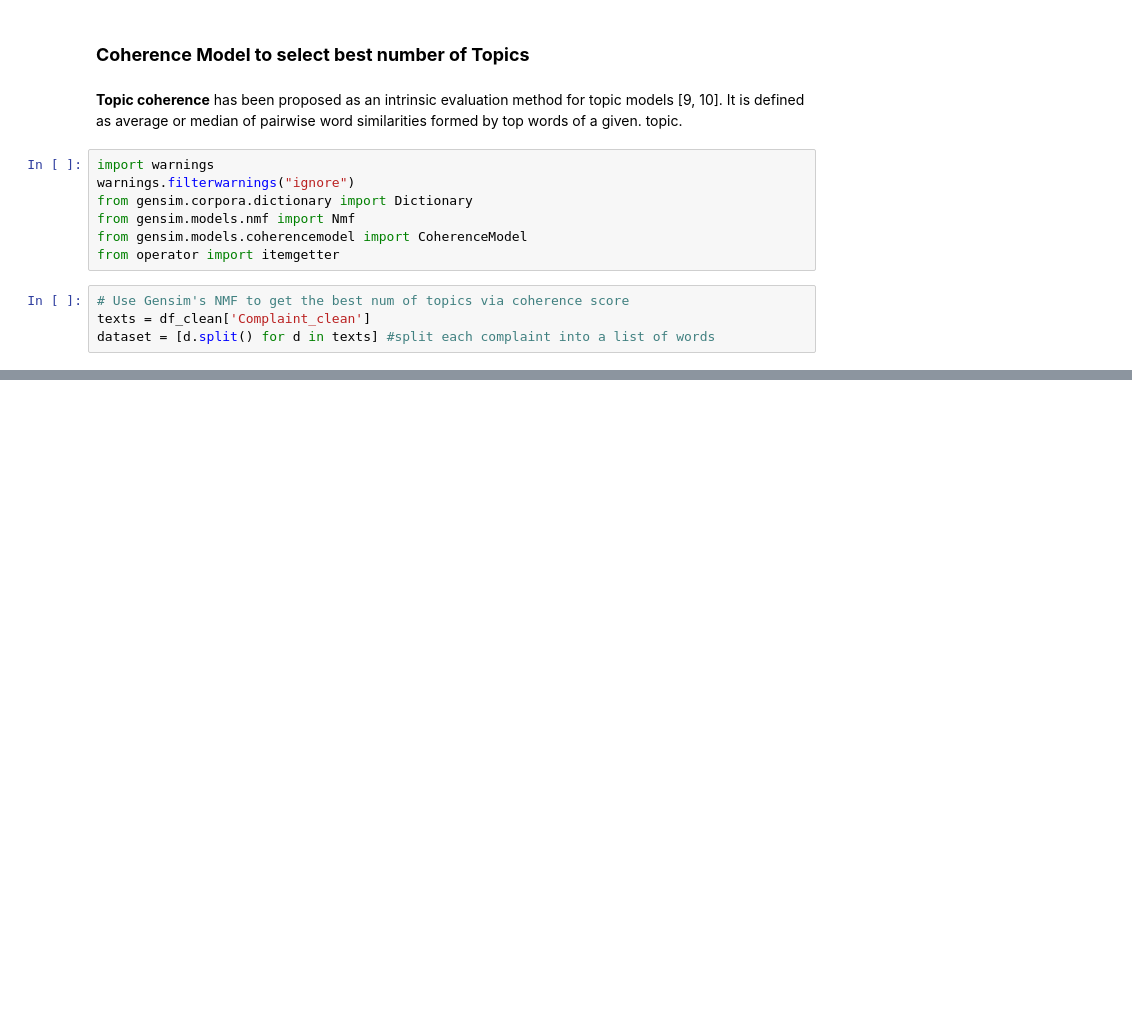
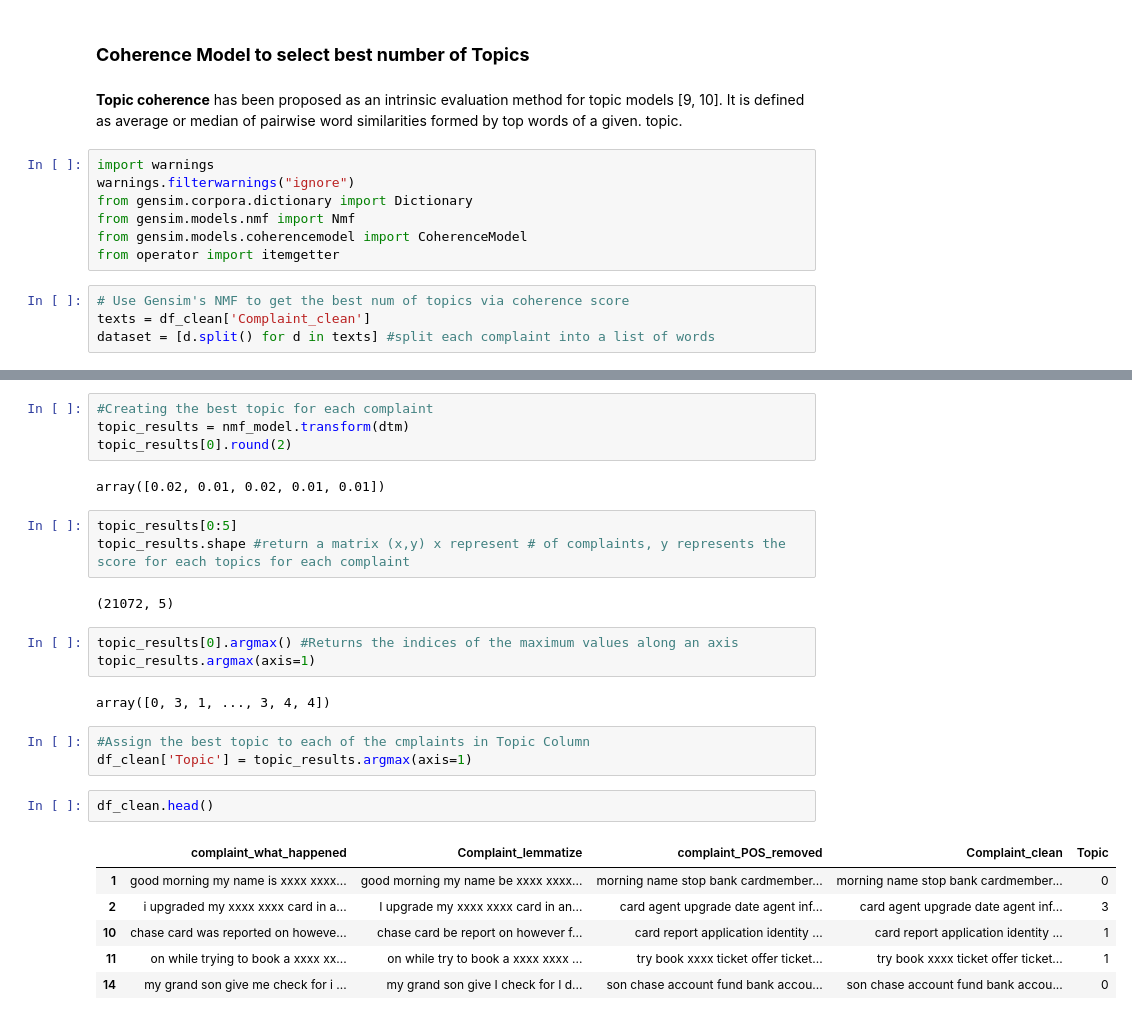
Before and after one commit to ShawnLiu119/NLP_Bank_Complaint_Classification, a Jupyter notebook: CustomerComplaint_Classification_NLP.ipynb, the cells around one changed output, grey strips where cells are left out. Saved outputs shown, nothing was run; the diff lists cells and outputs as text; blank space fills up the shorter version.

```diff
--- a/CustomerComplaint_Classification_NLP.ipynb
+++ b/CustomerComplaint_Classification_NLP.ipynb
@@ -596,0 +686,28 @@ print(best_num_topics)
+# %%
+#Creating the best topic for each complaint
+topic_results = nmf_model.transform(dtm)
+topic_results[0].round(2)
+# %% [output]
+array([0.02, 0.01, 0.02, 0.01, 0.01])
+# %%
+topic_results[0:5]
+topic_results.shape #return a matrix (x,y) x represent # of complaints, y represents the score for each topics for each complaint
+# %% [output]
+(21072, 5)
+# %%
+topic_results[0].argmax() #Returns the indices of the maximum values along an axis
+topic_results.argmax(axis=1)
+# %% [output]
+array([0, 3, 1, ..., 3, 4, 4])
+# %%
+#Assign the best topic to each of the cmplaints in Topic Column
+df_clean['Topic'] = topic_results.argmax(axis=1)
+# %%
+df_clean.head()
+# %% [output]
+|  | complaint_what_happened | Complaint_lemmatize | complaint_POS_removed | Complaint_clean | Topic |
+| 1 | good morning my name is xxxx xxxx... | good morning my name be xxxx xxxx... | morning name stop bank cardmember... | morning name stop bank cardmember... | 0 |
+| 2 | i upgraded my xxxx xxxx card in a... | I upgrade my xxxx xxxx card in an... | card agent upgrade date agent inf... | card agent upgrade date agent inf... | 3 |
+| 10 | chase card was reported on howeve... | chase card be report on however f... | card report application identity ... | card report application identity ... | 1 |
+| 11 | on while trying to book a xxxx xx... | on while try to book a xxxx xxxx ... | try book xxxx ticket offer ticket... | try book xxxx ticket offer ticket... | 1 |
+| 14 | my grand son give me check for i ... | my grand son give I check for I d... | son chase account fund bank accou... | son chase account fund bank accou... | 0 |
```
Also changed, not shown: parts of 16 cells of this notebook.
